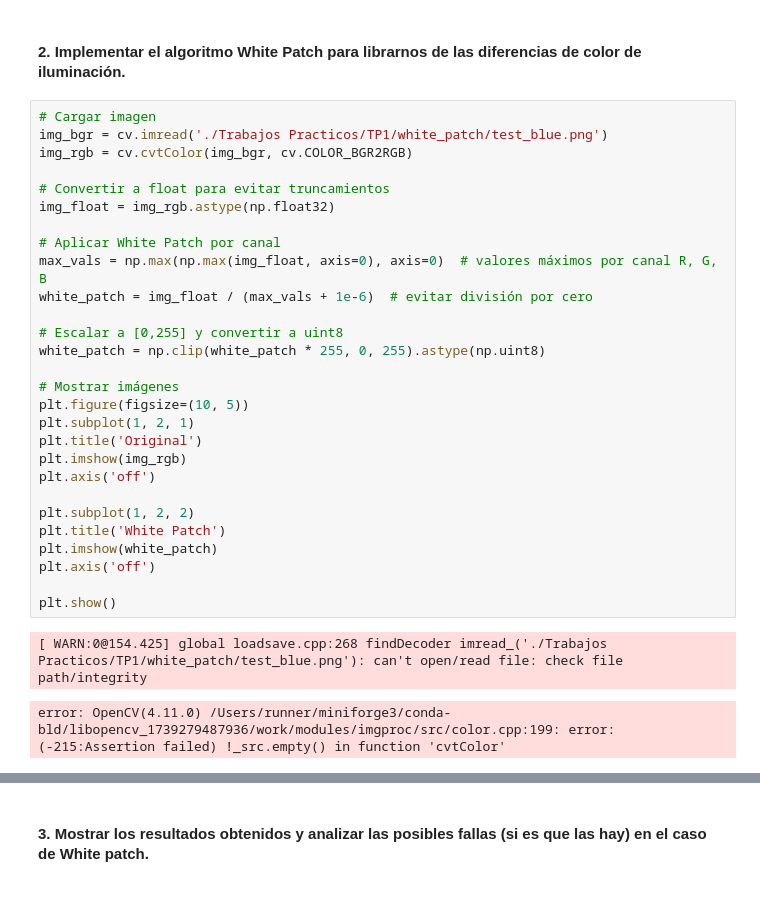
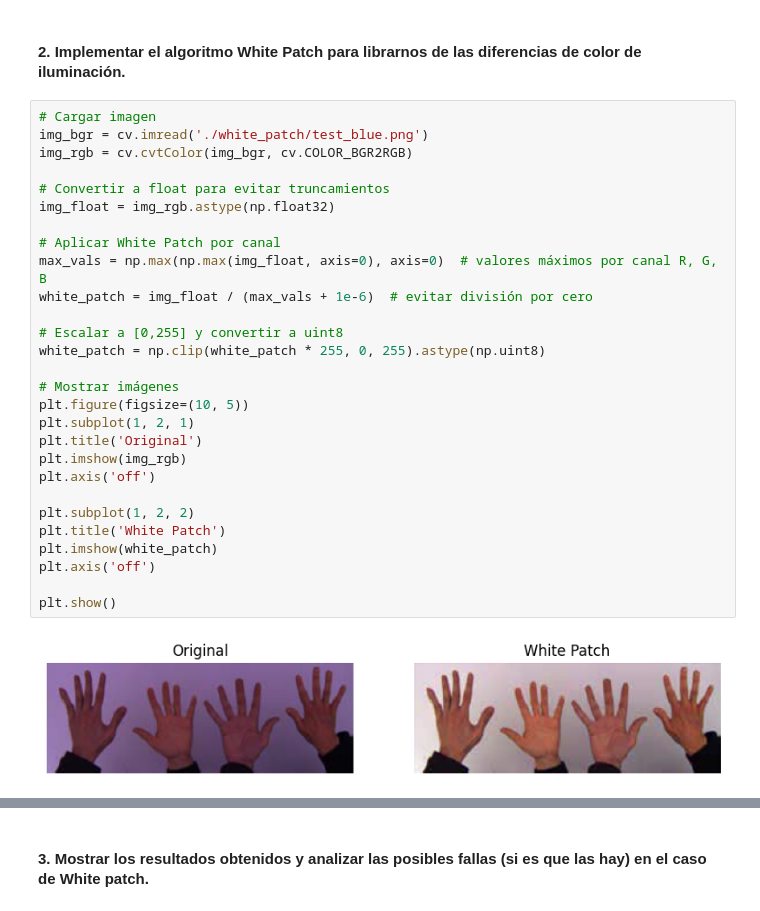
Before and after one commit to Chelodromo/vcp, a Jupyter notebook: Trabajos Practicos/TP1/tp1_Mas_Carreras_Fajardo.ipynb, the cells around one changed output, grey strips where cells are left out. Cells and saved outputs as stored; diff of their text form.

```diff
--- a/Trabajos Practicos/TP1/tp1_Mas_Carreras_Fajardo.ipynb
+++ b/Trabajos Practicos/TP1/tp1_Mas_Carreras_Fajardo.ipynb
@@ -119,34 +119,33 @@ process_all_images(folder_path2)
 #### 2. Implementar el algoritmo White Patch para librarnos de las diferencias de color de iluminación.
 # %%
 # Cargar imagen
-img_bgr = cv.imread('./Trabajos Practicos/TP1/white_patch/test_blue.png')
+img_bgr = cv.imread('./white_patch/test_blue.png')
 img_rgb = cv.cvtColor(img_bgr, cv.COLOR_BGR2RGB)
 
 # Convertir a float para evitar truncamientos
 img_float = img_rgb.astype(np.float32)
 
 # Aplicar White Patch por canal
 max_vals = np.max(np.max(img_float, axis=0), axis=0)  # valores máximos por canal R, G, B
 white_patch = img_float / (max_vals + 1e-6)  # evitar división por cero
 
 # Escalar a [0,255] y convertir a uint8
 white_patch = np.clip(white_patch * 255, 0, 255).astype(np.uint8)
 
 # Mostrar imágenes
 plt.figure(figsize=(10, 5))
 plt.subplot(1, 2, 1)
 plt.title('Original')
 plt.imshow(img_rgb)
 plt.axis('off')
 
 plt.subplot(1, 2, 2)
 plt.title('White Patch')
 plt.imshow(white_patch)
 plt.axis('off')
 
 plt.show()
 # %% [output]
-[ WARN:0@154.425] global loadsave.cpp:268 findDecoder imread_('./Trabajos Practicos/TP1/white_patch/test_blue.png'): can't open/read file: check file path/integrity
-error: OpenCV(4.11.0) /Users/runner/miniforge3/conda-bld/libopencv_1739279487936/work/modules/imgproc/src/color.cpp:199: error: (-215:Assertion failed) !_src.empty() in function 'cvtColor'
+[figure, added]
 # %%
 # Cargar imagen
```
Also changed, not shown: parts of 8 cells of this notebook, 2 other files.
